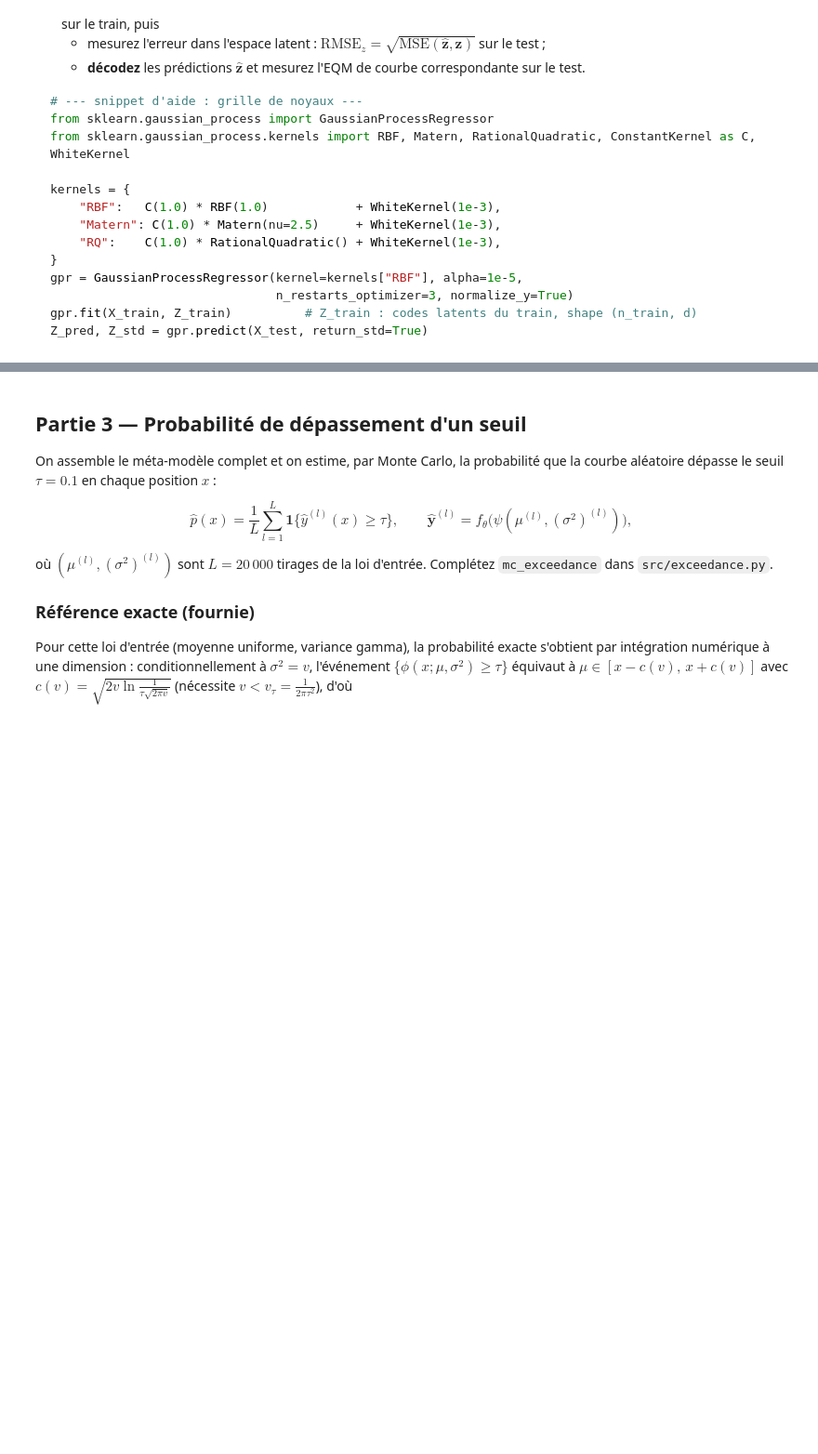
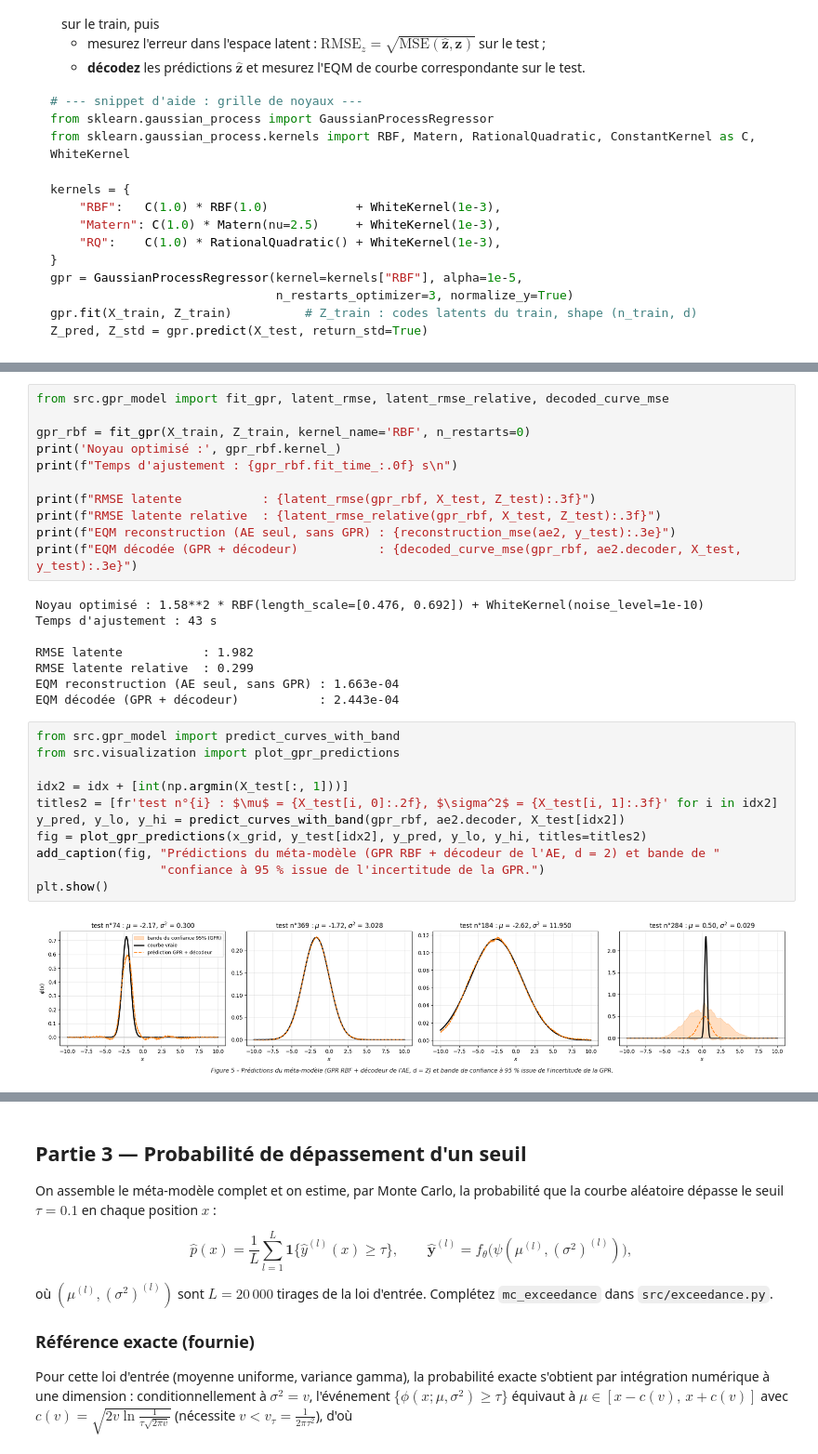
Before and after one commit to devhyacinthe/Projet-MTH2329, a Jupyter notebook: Work_Session_Surrogate_Model.ipynb, the cells around one changed output, grey strips where cells are left out. Shown at 93% size. Saved outputs shown, nothing was run; the diff lists cells and outputs as text; blank space fills up the shorter version.

```diff
--- a/Work_Session_Surrogate_Model.ipynb
+++ b/Work_Session_Surrogate_Model.ipynb
@@ -500,0 +502,32 @@ print('Méta-modèle retenu : AE d = 2 + GPR', best_kernel)
+# %%
+from src.gpr_model import fit_gpr, latent_rmse, latent_rmse_relative, decoded_curve_mse
+
+gpr_rbf = fit_gpr(X_train, Z_train, kernel_name='RBF', n_restarts=0)
+print('Noyau optimisé :', gpr_rbf.kernel_)
+print(f"Temps d'ajustement : {gpr_rbf.fit_time_:.0f} s\n")
+
+print(f"RMSE latente           : {latent_rmse(gpr_rbf, X_test, Z_test):.3f}")
+print(f"RMSE latente relative  : {latent_rmse_relative(gpr_rbf, X_test, Z_test):.3f}")
+print(f"EQM reconstruction (AE seul, sans GPR) : {reconstruction_mse(ae2, y_test):.3e}")
+print(f"EQM décodée (GPR + décodeur)           : {decoded_curve_mse(gpr_rbf, ae2.decoder, X_test, y_test):.3e}")
+# %% [output]
+Noyau optimisé : 1.58**2 * RBF(length_scale=[0.476, 0.692]) + WhiteKernel(noise_level=1e-10)
+Temps d'ajustement : 43 s
+
+RMSE latente           : 1.982
+RMSE latente relative  : 0.299
+EQM reconstruction (AE seul, sans GPR) : 1.663e-04
+EQM décodée (GPR + décodeur)           : 2.443e-04
+# %%
+from src.gpr_model import predict_curves_with_band
+from src.visualization import plot_gpr_predictions
+
+idx2 = idx + [int(np.argmin(X_test[:, 1]))]
+titles2 = [fr'test n°{i} : $\mu$ = {X_test[i, 0]:.2f}, $\sigma^2$ = {X_test[i, 1]:.3f}' for i in idx2]
+y_pred, y_lo, y_hi = predict_curves_with_band(gpr_rbf, ae2.decoder, X_test[idx2])
+fig = plot_gpr_predictions(x_grid, y_test[idx2], y_pred, y_lo, y_hi, titles=titles2)
+add_caption(fig, "Prédictions du méta-modèle (GPR RBF + décodeur de l'AE, d = 2) et bande de "
+                 "confiance à 95 % issue de l'incertitude de la GPR.")
+plt.show()
+# %% [output]
+[figure, added]
```
Also changed, not shown: parts of 38 cells of this notebook, 3 other files.
